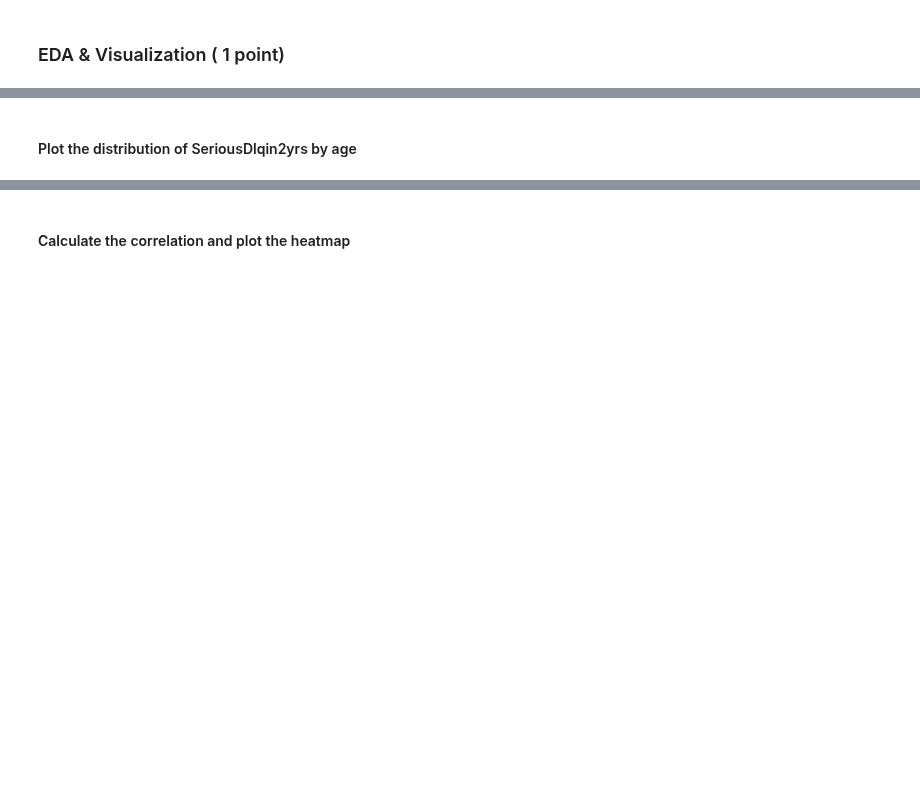
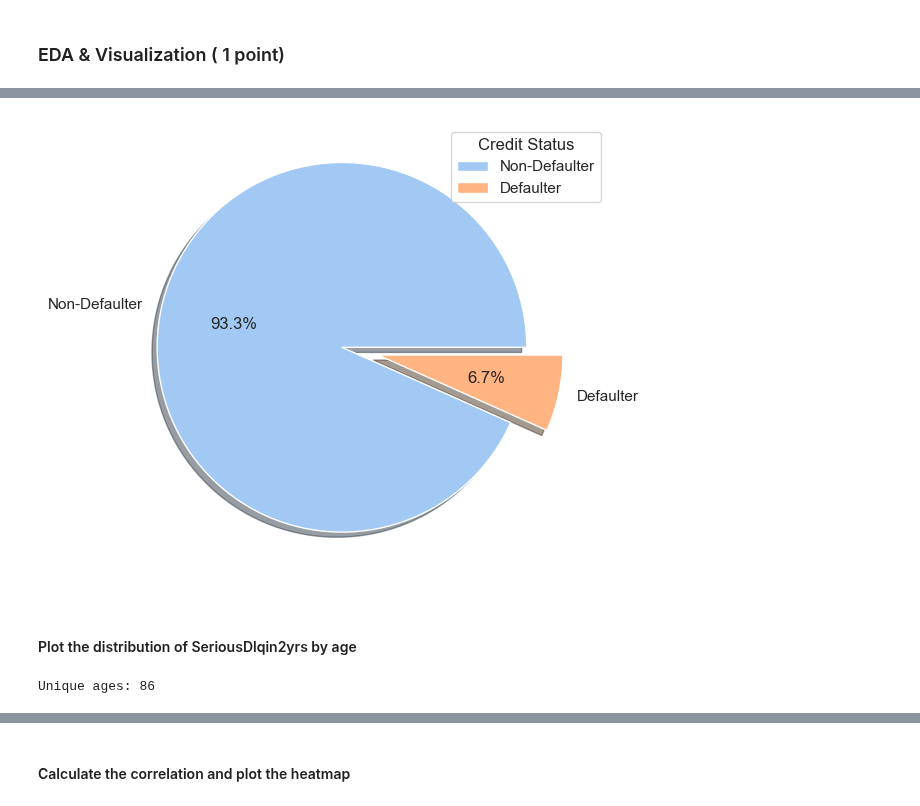
Before and after one commit to rajiv-ranjan/cds-mini-projects, a Jupyter notebook: m2/mini-project-2/project/M3_NB_MiniProject_2_Credit_risk_modelling_Logistic_Regression.ipynb, the cells around one changed output, grey strips where cells are left out. Saved outputs shown, nothing was run; the diff lists cells and outputs as text; code cells hidden in the pictures; blank space fills up the shorter version.

```diff
--- a/m2/mini-project-2/project/M3_NB_MiniProject_2_Credit_risk_modelling_Logistic_Regression.ipynb
+++ b/m2/mini-project-2/project/M3_NB_MiniProject_2_Credit_risk_modelling_Logistic_Regression.ipynb
@@ -119,2 +253,9 @@ Find the how many null values in the dataset and fill with mean or remove.
+# %%
+plt.figure(figsize=(8, 6))
+plt.pie(y, labels=x, autopct="%1.1f%%", explode=[0.2, 0], shadow=True, startangle=0)
+plt.legend(title="Credit Status", loc="upper right")
+plt.show()
+# %% [output]
+[figure, added]
 # %% [markdown]
 #### Plot the distribution of SeriousDlqin2yrs by age
@@ -122,0 +262,5 @@ Find the how many null values in the dataset and fill with mean or remove.
+# %%
+unique_ages = df["age"].nunique()
+print(f"Unique ages: {unique_ages}")
+# %% [output]
+Unique ages: 86
```
Also changed, not shown: parts of 22 cells of this notebook, 3 other files.
